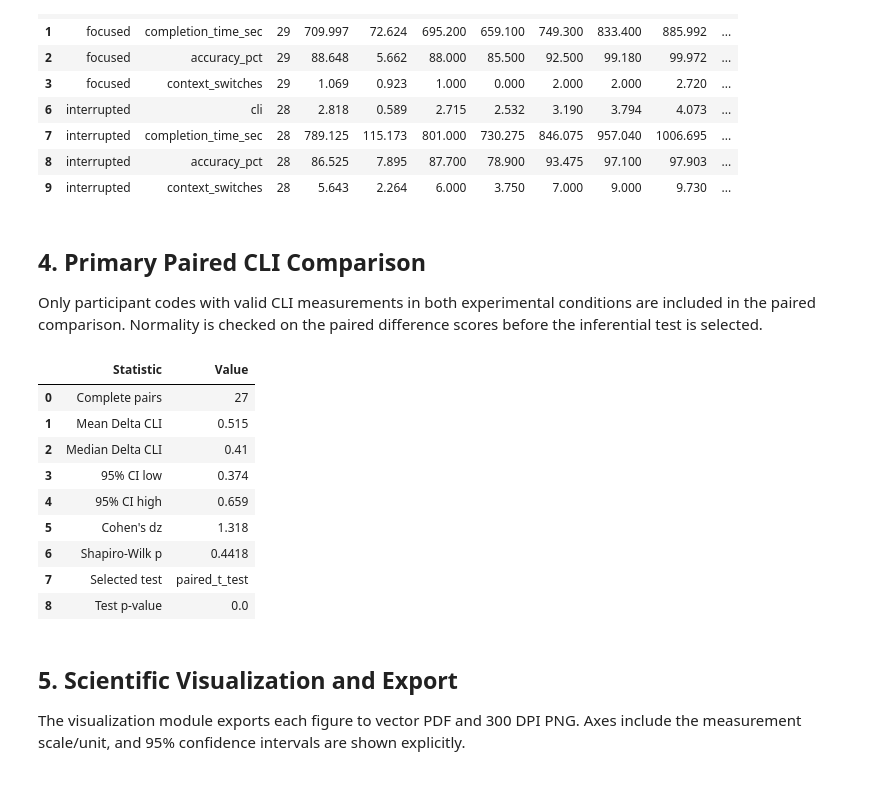
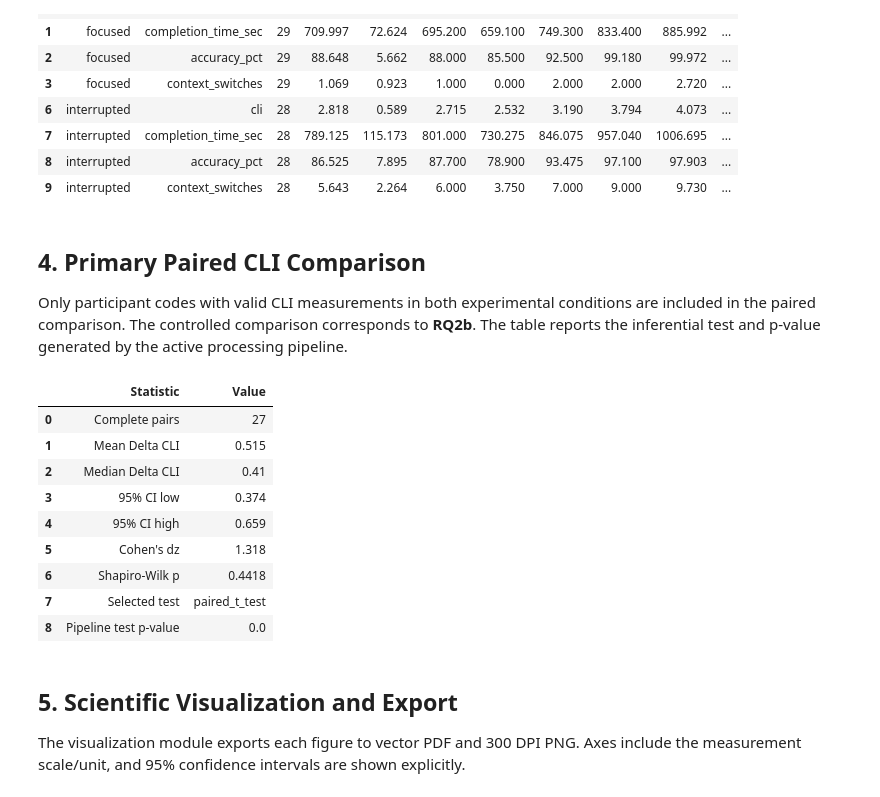
Before and after one commit to beka5995/procrastination-it-students, a Jupyter notebook: notebooks/01_data_analysis.ipynb, the cells around one changed output. Saved outputs shown, nothing was run; the diff lists cells and outputs as text; code cells hidden in the pictures.

Commit message:
Develope notebook and validation checks

```diff
--- a/notebooks/01_data_analysis.ipynb
+++ b/notebooks/01_data_analysis.ipynb
@@ -25,10 +25,10 @@ sys.path.insert(0, str(ROOT / "src"))
 from process_data import load_config, load_jsonl, analyze_dataframe
 from visualize import create_figures
 
-cfg = load_config(ROOT / "configs" / "task3_analysis_config.json")
+cfg = load_config()
 np.random.seed(cfg["random_seed"])
 
-print("Repository root:", ROOT)
+print("Analysis setup loaded.")
 print("Random seed:", cfg["random_seed"])
 print("Bootstrap resamples:", cfg["bootstrap_resamples"])
 # %% [output]
@@ -96,7 +96,7 @@ Task Error Rate (%):
 
 For every numeric metric, the pipeline reports mean, SD, median, p25, p75, p95, p99, and a bootstrapped 95% confidence interval around the median.
 # %%
-summary, task3_stats = analyze_dataframe(raw, cfg)
+summary, analysis_stats = analyze_dataframe(raw, cfg)
 
 selected = summary[
     summary["metric"].isin(["cli", "completion_time_sec", "accuracy_pct", "context_switches"])
@@ -121,44 +121,47 @@ display(
 # %% [markdown]
 ## 4. Primary Paired CLI Comparison
 
-Only participant codes with valid CLI measurements in both experimental conditions are included in the paired comparison. Normality is checked on the paired difference scores before the inferential test is selected.
+Only participant codes with valid CLI measurements in both experimental conditions are included in the paired comparison. The controlled comparison corresponds to **RQ2b**. The table reports the inferential test and p-value generated by the active processing pipeline.
 # %%
+p_key = "p_value_one_sided" if "p_value_one_sided" in analysis_stats else "p_value_two_sided_or_test_default"
+p_label = "One-sided test p-value" if p_key == "p_value_one_sided" else "Pipeline test p-value"
+
 stats_table = pd.DataFrame({
     "Statistic": [
         "Complete pairs",
         "Mean Delta CLI",
         "Median Delta CLI",
         "95% CI low",
         "95% CI high",
         "Cohen's dz",
         "Shapiro-Wilk p",
         "Selected test",
-        "Test p-value",
+        p_label,
     ],
     "Value": [
-        task3_stats["complete_pairs_for_primary_cli"],
-        round(task3_stats["delta_cli_mean"], 3),
-        round(task3_stats["delta_cli_median"], 3),
-        round(task3_stats["delta_cli_mean_ci95"][0], 3),
-        round(task3_stats["delta_cli_mean_ci95"][1], 3),
-        round(task3_stats["cohens_dz"], 3),
-        round(task3_stats["normality_shapiro_p"], 4),
-        task3_stats["inferential_test"],
-        task3_stats["p_value_two_sided_or_test_default"],
+        analysis_stats["complete_pairs_for_primary_cli"],
+        round(analysis_stats["delta_cli_mean"], 3),
+        round(analysis_stats["delta_cli_median"], 3),
+        round(analysis_stats["delta_cli_mean_ci95"][0], 3),
+        round(analysis_stats["delta_cli_mean_ci95"][1], 3),
+        round(analysis_stats["cohens_dz"], 3),
+        round(analysis_stats["normality_shapiro_p"], 4),
+        analysis_stats["inferential_test"],
+        analysis_stats[p_key],
     ]
 })
 display(stats_table)
 # %% [output]
 |  | Statistic | Value |
 | 0 | Complete pairs | 27 |
 | 1 | Mean Delta CLI | 0.515 |
 | 2 | Median Delta CLI | 0.41 |
 | 3 | 95% CI low | 0.374 |
 | 4 | 95% CI high | 0.659 |
 | 5 | Cohen's dz | 1.318 |
 | 6 | Shapiro-Wilk p | 0.4418 |
 | 7 | Selected test | paired_t_test |
-| 8 | Test p-value | 0.0 |
+| 8 | Pipeline test p-value | 0.0 |
 # %% [markdown]
 ## 5. Scientific Visualization and Export
 
```
Also changed, not shown: parts of 3 cells of this notebook, 1 other file.
